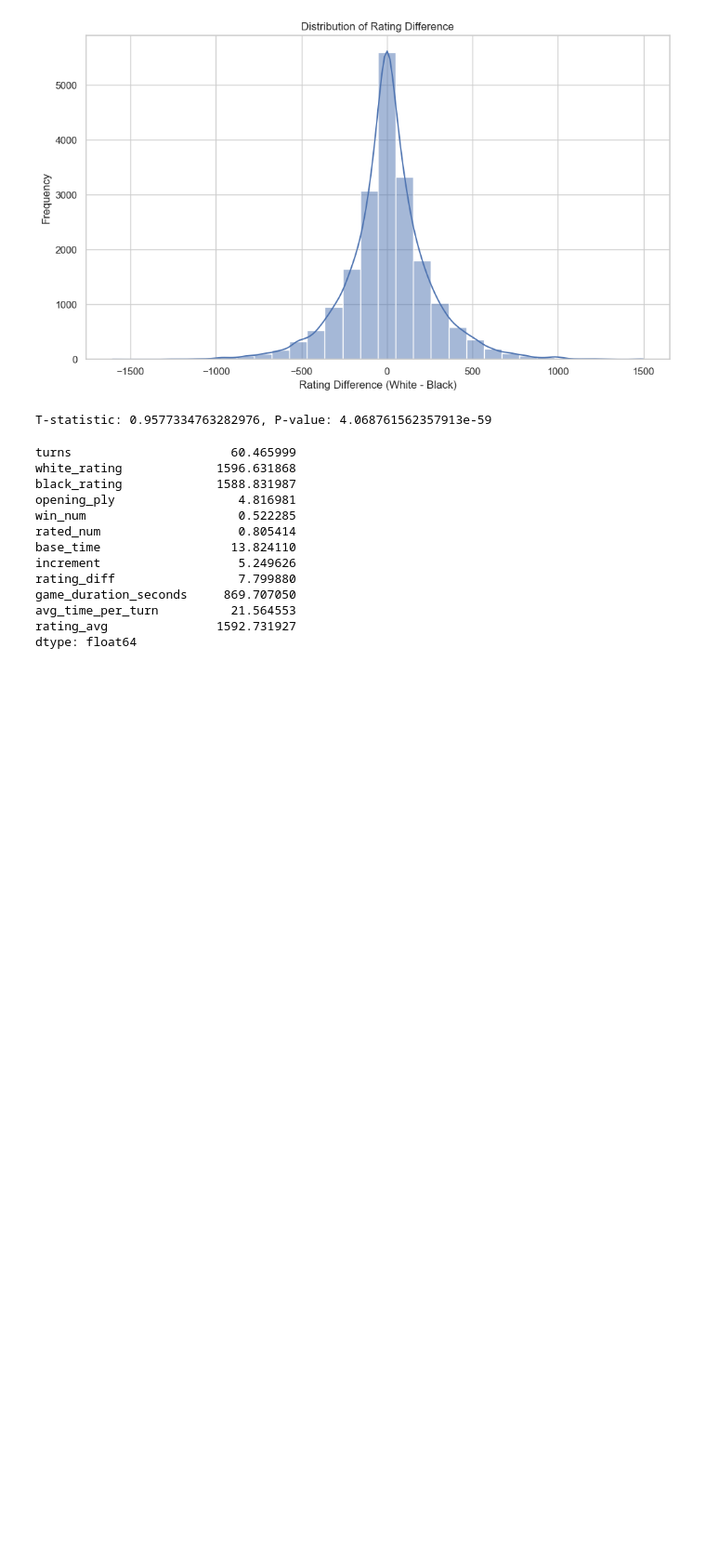
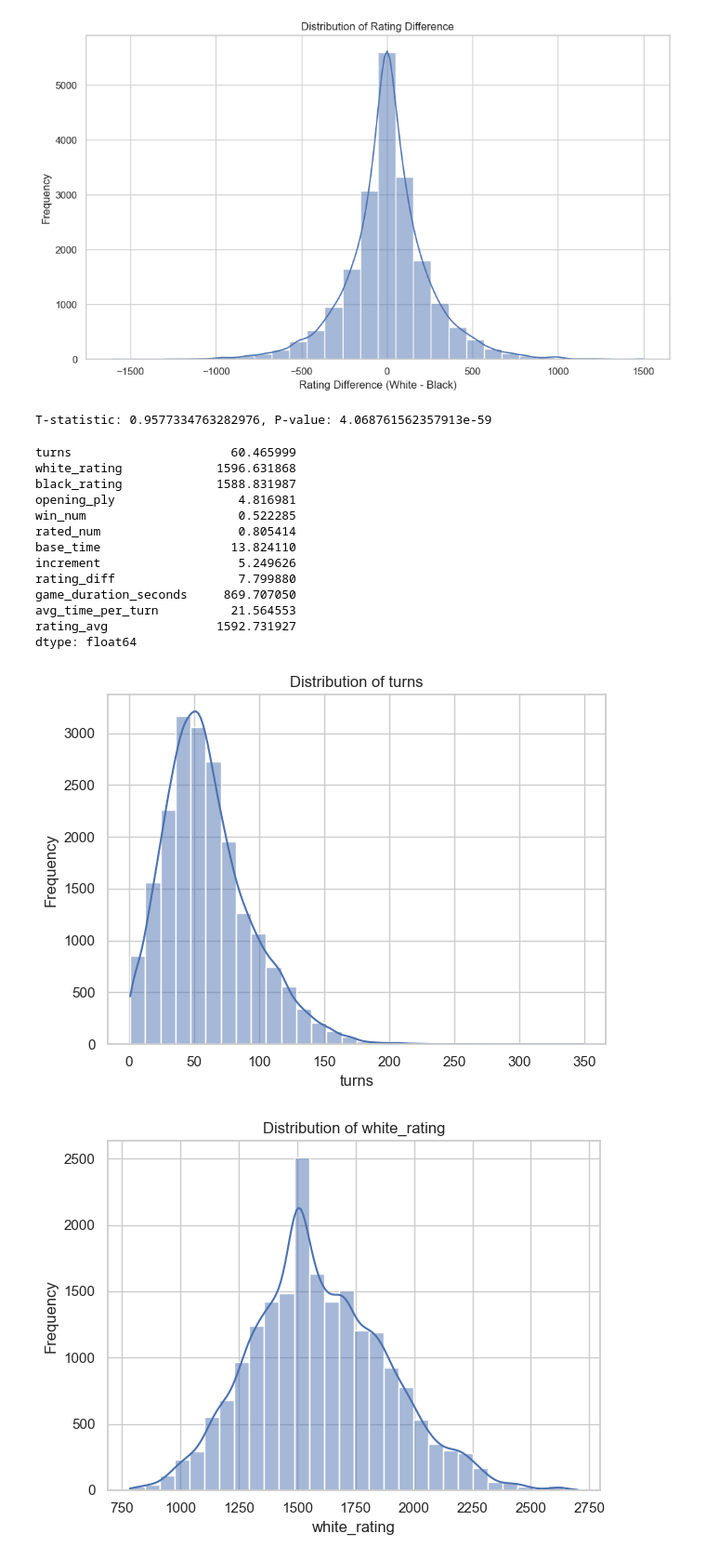
Before and after one commit to TeunDm/Chess_modeling, a Jupyter notebook: data_analyis.ipynb, the cells around one changed output. Shown at 93% size. Drawn from its saved outputs; the diff is of its cells as text; code cells hidden in the pictures; blank space fills up the shorter version.

```diff
--- a/data_analyis.ipynb
+++ b/data_analyis.ipynb
@@ -151,3 +151,20 @@ game_duration_seconds     869.707050
 avg_time_per_turn          21.564553
 rating_avg               1592.731927
 dtype: float64
+# %%
+#lets so each columns distribution (numeric only first)
+processed_data
+
+def plot_distributions(data):
+    for col in data.columns:
+        sns.histplot(data[col], kde=True, bins=30)
+        plt.title(f"Distribution of {col}")
+        plt.xlabel(col)
+        plt.ylabel("Frequency")
+        plt.tight_layout()
+        plt.show()
+
+plot_distributions(processed_data)
+# %% [output]
+[figure, added]
+[figure, added]
```
Also changed, not shown: parts of 1 cell of this notebook.
